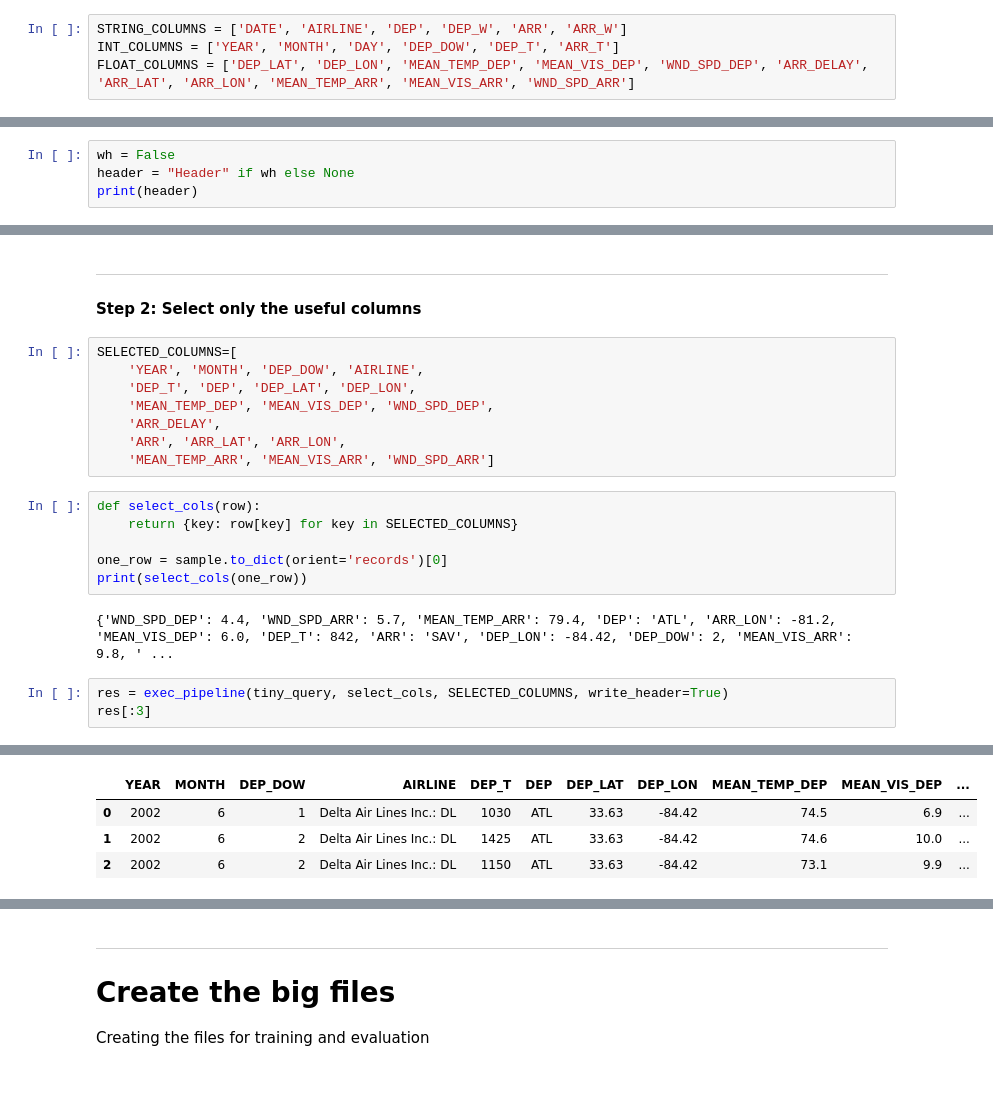
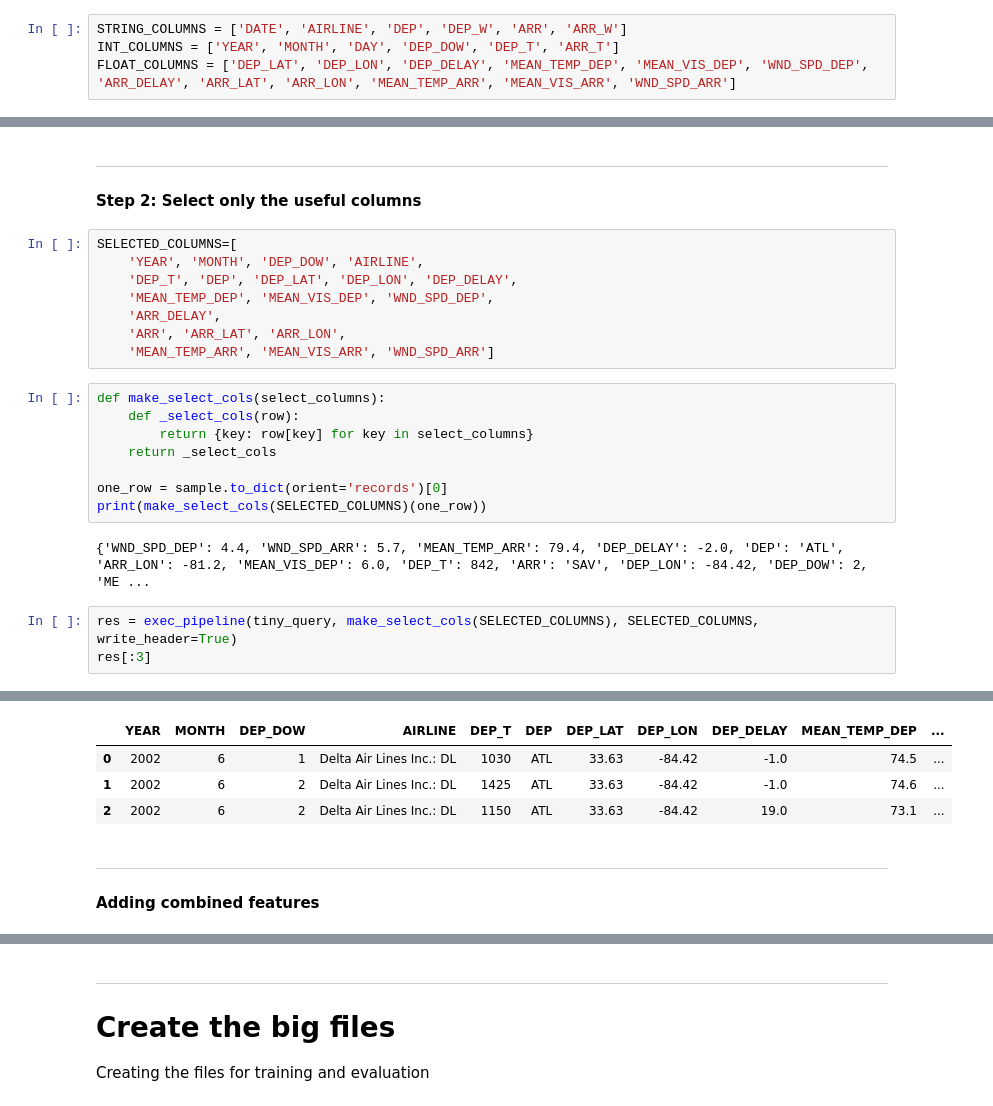
Before and after one commit to Project-Ellie/tutorials, a Jupyter notebook: kovalevskyi/Processing_ATL_JUNE.ipynb, the cells around one changed output, grey strips where cells are left out. Drawn from its saved outputs; the diff is of its cells as text.

```diff
--- a/kovalevskyi/Processing_ATL_JUNE.ipynb
+++ b/kovalevskyi/Processing_ATL_JUNE.ipynb
@@ -115,7 +117,7 @@ Only 40 examples. Showing first three:
 # %%
 STRING_COLUMNS = ['DATE', 'AIRLINE', 'DEP', 'DEP_W', 'ARR', 'ARR_W']
 INT_COLUMNS = ['YEAR', 'MONTH', 'DAY', 'DEP_DOW', 'DEP_T', 'ARR_T']
-FLOAT_COLUMNS = ['DEP_LAT', 'DEP_LON', 'MEAN_TEMP_DEP', 'MEAN_VIS_DEP', 'WND_SPD_DEP', 'ARR_DELAY', 'ARR_LAT', 'ARR_LON', 'MEAN_TEMP_ARR', 'MEAN_VIS_ARR', 'WND_SPD_ARR']
+FLOAT_COLUMNS = ['DEP_LAT', 'DEP_LON', 'DEP_DELAY', 'MEAN_TEMP_DEP', 'MEAN_VIS_DEP', 'WND_SPD_DEP', 'ARR_DELAY', 'ARR_LAT', 'ARR_LON', 'MEAN_TEMP_ARR', 'MEAN_VIS_ARR', 'WND_SPD_ARR']
 # %%
 raw_data_schema = {}
 
@@ -152,7 +154,3 @@ tf.logging.set_verbosity(tf.logging.ERROR)
 # %% [markdown]
 ---
 ### This simple pipeline reads, transforms and emits the result into a csv file
-# %%
-wh = False
-header = "Header" if wh else None
-print(header)
@@ -217,20 +212,22 @@ WARNING:root:Deleting 1 existing files in target path matching: -*-of-%(num_shar
 # %%
 SELECTED_COLUMNS=[
     'YEAR', 'MONTH', 'DEP_DOW', 'AIRLINE',
-    'DEP_T', 'DEP', 'DEP_LAT', 'DEP_LON',
+    'DEP_T', 'DEP', 'DEP_LAT', 'DEP_LON', 'DEP_DELAY',
     'MEAN_TEMP_DEP', 'MEAN_VIS_DEP', 'WND_SPD_DEP',
     'ARR_DELAY',
     'ARR', 'ARR_LAT', 'ARR_LON',
     'MEAN_TEMP_ARR', 'MEAN_VIS_ARR', 'WND_SPD_ARR']
 # %%
-def select_cols(row):
-    return {key: row[key] for key in SELECTED_COLUMNS}
+def make_select_cols(select_columns):
+    def _select_cols(row):
+        return {key: row[key] for key in select_columns}
+    return _select_cols
 
 one_row = sample.to_dict(orient='records')[0]
-print(select_cols(one_row))
+print(make_select_cols(SELECTED_COLUMNS)(one_row))
 # %% [output]
-{'WND_SPD_DEP': 4.4, 'WND_SPD_ARR': 5.7, 'MEAN_TEMP_ARR': 79.4, 'DEP': 'ATL', 'ARR_LON': -81.2, 'MEAN_VIS_DEP': 6.0, 'DEP_T': 842, 'ARR': 'SAV', 'DEP_LON': -84.42, 'DEP_DOW': 2, 'MEAN_VIS_ARR': 9.8, ' ...
+{'WND_SPD_DEP': 4.4, 'WND_SPD_ARR': 5.7, 'MEAN_TEMP_ARR': 79.4, 'DEP_DELAY': -2.0, 'DEP': 'ATL', 'ARR_LON': -81.2, 'MEAN_VIS_DEP': 6.0, 'DEP_T': 842, 'ARR': 'SAV', 'DEP_LON': -84.42, 'DEP_DOW': 2, 'ME ...
 # %%
-res = exec_pipeline(tiny_query, select_cols, SELECTED_COLUMNS, write_header=True)
+res = exec_pipeline(tiny_query, make_select_cols(SELECTED_COLUMNS), SELECTED_COLUMNS, write_header=True)
 res[:3]
 # %% [output]
@@ -238,5 +235,8 @@ WARNING:root:Dataset going-tfx:temp_dataset_10b3245e437c464eb0d1f0afacf095ed doe
 WARNING:root:Deleting 1 existing files in target path matching: -*-of-%(num_shards)05d
-|  | YEAR | MONTH | DEP_DOW | AIRLINE | DEP_T | DEP | DEP_LAT | DEP_LON | MEAN_TEMP_DEP | MEAN_VIS_DEP | ... |
-| 0 | 2002 | 6 | 1 | Delta Air Lines Inc.: DL | 1030 | ATL | 33.63 | -84.42 | 74.5 | 6.9 | ... |
-| 1 | 2002 | 6 | 2 | Delta Air Lines Inc.: DL | 1425 | ATL | 33.63 | -84.42 | 74.6 | 10.0 | ... |
-| 2 | 2002 | 6 | 2 | Delta Air Lines Inc.: DL | 1150 | ATL | 33.63 | -84.42 | 73.1 | 9.9 | ... |
+|  | YEAR | MONTH | DEP_DOW | AIRLINE | DEP_T | DEP | DEP_LAT | DEP_LON | DEP_DELAY | MEAN_TEMP_DEP | ... |
+| 0 | 2002 | 6 | 1 | Delta Air Lines Inc.: DL | 1030 | ATL | 33.63 | -84.42 | -1.0 | 74.5 | ... |
+| 1 | 2002 | 6 | 2 | Delta Air Lines Inc.: DL | 1425 | ATL | 33.63 | -84.42 | -1.0 | 74.6 | ... |
+| 2 | 2002 | 6 | 2 | Delta Air Lines Inc.: DL | 1150 | ATL | 33.63 | -84.42 | 19.0 | 73.1 | ... |
+# %% [markdown]
+---
+#### Adding combined features
```
Also changed, not shown: parts of 31 cells of this notebook, 6 other files.
